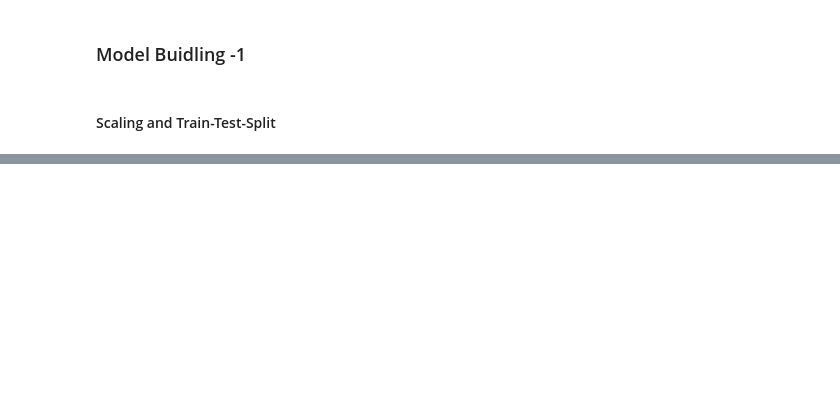
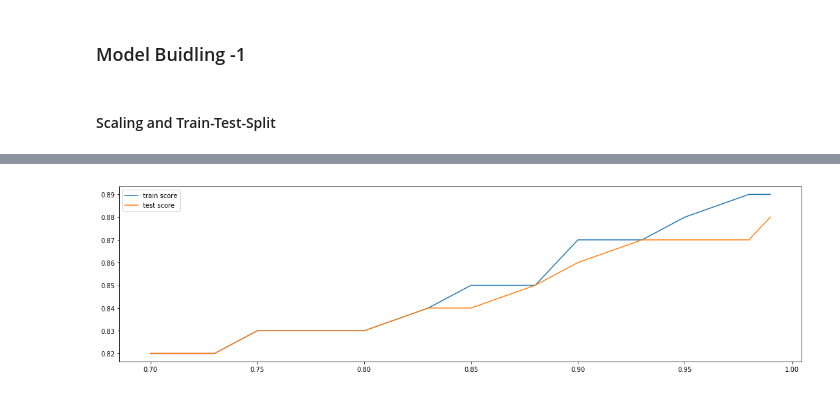
Before and after one commit to murthy605/TelecomChurn, a Jupyter notebook: Hari_Krishna_TelecomChurnCaseStudy.ipynb, the cells around one changed output, grey strips where cells are left out. Saved outputs shown, nothing was run; the diff lists cells and outputs as text; code cells hidden in the pictures; blank space fills up the shorter version.

```diff
--- a/Hari_Krishna_TelecomChurnCaseStudy.ipynb
+++ b/Hari_Krishna_TelecomChurnCaseStudy.ipynb
@@ -591,0 +771,18 @@ telecom_churn_reduced_12_df =telecom_churn_reduced_11_df
+# %%
+Accuracy_param = [0.7, 0.73, 0.75, 0.78, 0.8, 0.83, 0.85, 0.88, 0.90, 0.93, 0.95, 0.98, 0.99]
+number_of_components = []
+roc_scores_test = []
+roc_scores_train = []
+for each in Accuracy_param:
+    pca_again = PCA(each)
+    df_train_pca2 = pca_again.fit_transform(X_train)
+    number_of_components.append(df_train_pca2.shape[1])
+    learner_pca2 = LogisticRegression()
+    model_pca2 = learner_pca2.fit(df_train_pca2, y_train)
+    df_test_pca2 = pca_again.transform(X_test)
+    pred_probs_train2 = model_pca2.predict_proba(df_train_pca2)[:,1]
+    pred_probs_test2 = model_pca2.predict_proba(df_test_pca2)[:,1]
+    roc_scores_train.append("{:2.2}".format(metrics.roc_auc_score(y_train, pred_probs_train2)))
+    roc_scores_test.append("{:2.2}".format(metrics.roc_auc_score(y_test, pred_probs_test2)))
+
+print("number_of_components", number_of_components, "roc_scores_train", roc_scores_train,"roc_scores_test", roc_scores_test)
@@ -591,0 +833,9 @@ telecom_churn_reduced_12_df =telecom_churn_reduced_11_df
+# %%
+
+plt.figure(figsize=(19,5))
+plt.plot(PCA_Analysis_pd.Accuracy_param,PCA_Analysis_pd.roc_scores_train)
+plt.plot(PCA_Analysis_pd.Accuracy_param,PCA_Analysis_pd.roc_scores_test)
+plt.legend(['train score', 'test score'], loc='upper left')
+plt.show()
+# %% [output]
+[figure, added]
```
Also changed, not shown: parts of 39 cells of this notebook.
